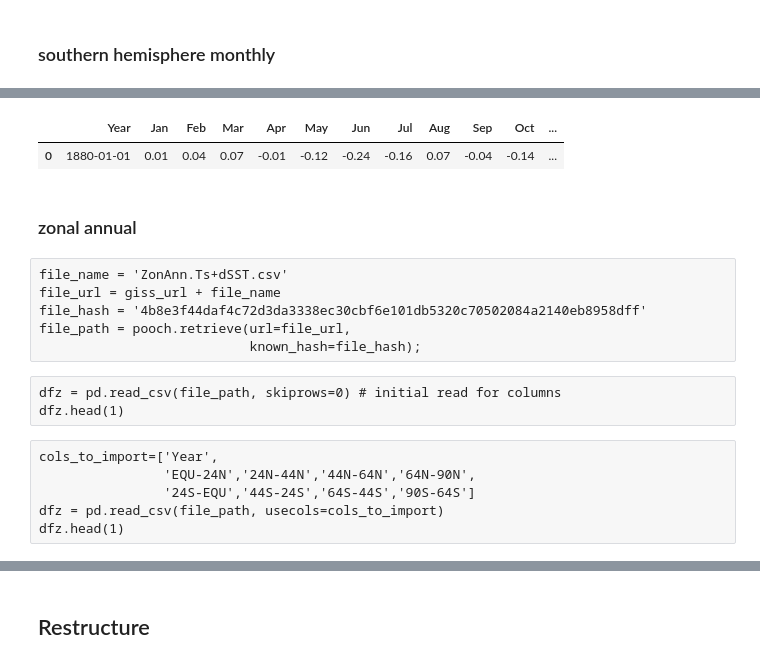
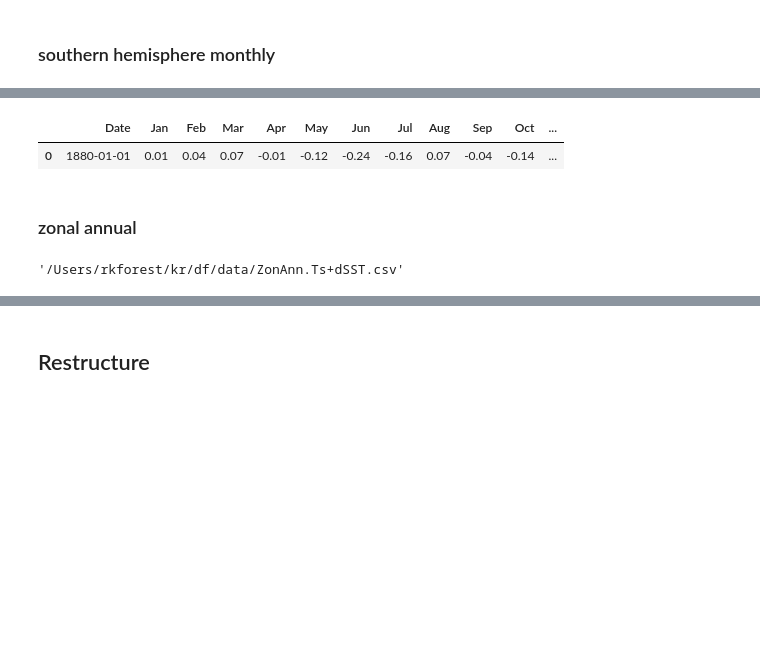
Before and after one commit to rkforest/kr-df, a Jupyter notebook: kr-pandas-dataframe.ipynb, the cells around one changed output, grey strips where cells are left out. Cells and saved outputs as stored; diff of their text form; code cells hidden in the pictures; blank space fills up the shorter version.

```diff
--- a/kr-pandas-dataframe.ipynb
+++ b/kr-pandas-dataframe.ipynb
@@ -40,8 +46,6 @@ import seaborn as sns
 ### directories
 # %%
 home_dir = home_dir = os.path.expanduser("~")
-work_dir = os.path.join(home_dir, 'kr')
-data_dir = os.path.join(home_dir, 'kr', 'data')
-save_dir = os.path.join(home_dir, 'kr', 'save')
-os.chdir(work_dir)
-os.getcwd()
+work_dir = os.path.join(home_dir, 'kr', 'df')
+data_dir = os.path.join(home_dir, 'kr', 'df', 'data')
+save_dir = os.path.join(home_dir, 'kr', 'df', 'save')
@@ -202,2 +246,8 @@ dfn.head(1)
 # %% [markdown]
 ### southern hemisphere monthly
+# %%
+file_id = "SH"
+file_name = file_id + ".Ts+dSST.csv"
+file_url = giss_url + file_name
+file_path = os.path.join(data_dir, file_name)
+file_path
@@ -203,0 +262,3 @@ dfn.head(1)
+# %%
+dfs = pd.read_csv(file_path, skiprows=1) # initial read for columns
+dfs.head(1)
@@ -204,38 +268,26 @@ dfn.head(1)
 # %%
-file_id = "SH"
-file_name = file_id + ".Ts+dSST.csv"
-file_url = giss_url + file_name
-file_hash = '0e66e7a3bb70adf9cad26eb60492f3a21787921ffc1cc19c64071dd6c242aa2d'
-file_path = pooch.retrieve(url=file_url,
-                           known_hash=file_hash)
-cols_to_import = dfg.columns[0:13]; # start to end+1
+
+cols_to_import = dfs.columns[0:13]; # start to end+1
 dfs = pd.read_csv(file_path,
                   skiprows=1,
                   sep=',',
                   usecols=cols_to_import,
                   parse_dates=['Year'],
                   #index_col=0, # can use either  = 0, = 'Year'
                   na_values=['***'],
                   nrows=150)
-dfs['Id'] = file_id
+dfs = dfs.rename(columns={'Year': 'Date'})
+dfs['Zone'] = file_id
 dfs.head(1)
 # %% [output]
-|  | Year | Jan | Feb | Mar | Apr | May | Jun | Jul | Aug | Sep | Oct | ... |
+|  | Date | Jan | Feb | Mar | Apr | May | Jun | Jul | Aug | Sep | Oct | ... |
 | 0 | 1880-01-01 | 0.01 | 0.04 | 0.07 | -0.01 | -0.12 | -0.24 | -0.16 | 0.07 | -0.04 | -0.14 | ... |
 # %% [markdown]
 ### zonal annual
-# %% [raw]
-file_name = 'ZonAnn.Ts+dSST.csv'
-file_url = giss_url + file_name
-file_hash = '4b8e3f44daf4c72d3da3338ec30cbf6e101db5320c70502084a2140eb8958dff'
-file_path = pooch.retrieve(url=file_url,
-                           known_hash=file_hash);
-# %% [raw]
-dfz = pd.read_csv(file_path, skiprows=0) # initial read for columns
-dfz.head(1)
-# %% [raw]
-cols_to_import=['Year',
-                'EQU-24N','24N-44N','44N-64N','64N-90N',
-                '24S-EQU','44S-24S','64S-44S','90S-64S']
-dfz = pd.read_csv(file_path, usecols=cols_to_import)
-dfz.head(1)
+# %%
+file_name = 'ZonAnn.Ts+dSST.csv'
+file_url = giss_url + file_name
+file_path = os.path.join(data_dir, file_name)
+file_path
+# %% [output]
+'/Users/rkforest/kr/df/data/ZonAnn.Ts+dSST.csv'
```
Also changed, not shown: parts of 145 cells of this notebook, 7 other files.
